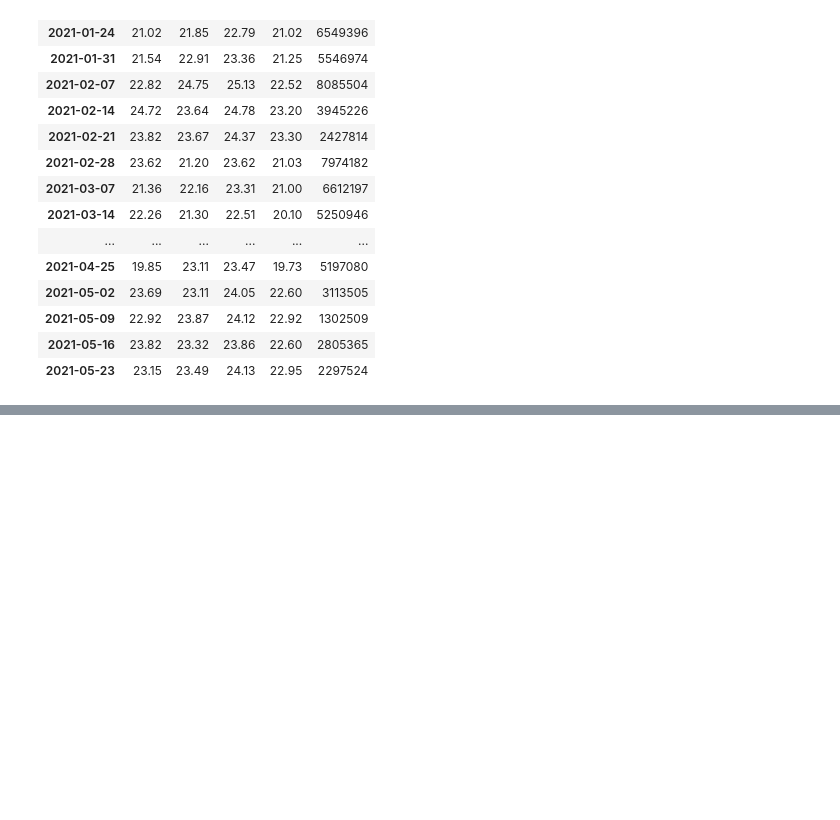
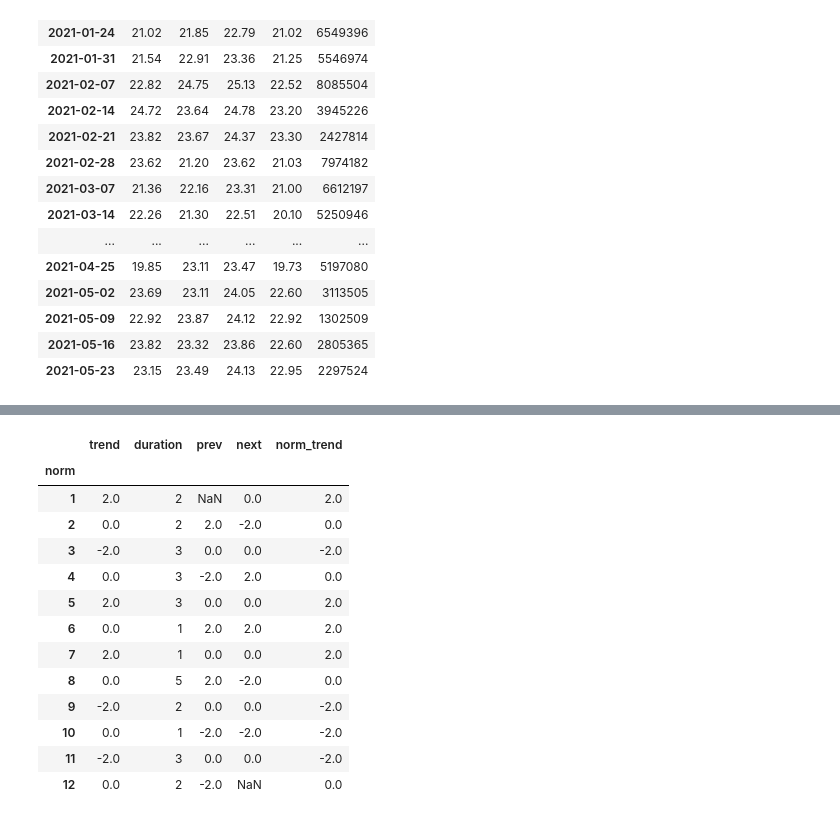
Before and after one commit to unixniu/pyAnalytics, a Jupyter notebook: akshare.ipynb, the cells around one changed output, grey strips where cells are left out. Saved outputs shown, nothing was run; the diff lists cells and outputs as text; code cells hidden in the pictures; blank space fills up the shorter version.

```diff
--- a/akshare.ipynb
+++ b/akshare.ipynb
@@ -86,0 +132,21 @@ IndexError: too many indices for array
+# %%
+grouped = w_df.groupby((w_df['norm'] != w_df['norm'].shift()).cumsum())
+trend = grouped.agg(trend=('norm', 'first'), duration=('norm', 'count'))
+trend['prev'], trend['next'] = trend['trend'].shift(), trend['trend'].shift(-1)
+trend['norm_trend'] = trend.apply(lambda x: x['prev'] if x['trend'] == 0 and x['duration'] <= 2 and x['prev'] == x['next'] else x['trend'], axis=1)
+trend
+# %% [output]
+|  | trend | duration | prev | next | norm_trend |
+| norm |  |  |  |  |  |
+| 1 | 2.0 | 2 | NaN | 0.0 | 2.0 |
+| 2 | 0.0 | 2 | 2.0 | -2.0 | 0.0 |
+| 3 | -2.0 | 3 | 0.0 | 0.0 | -2.0 |
+| 4 | 0.0 | 3 | -2.0 | 2.0 | 0.0 |
+| 5 | 2.0 | 3 | 0.0 | 0.0 | 2.0 |
+| 6 | 0.0 | 1 | 2.0 | 2.0 | 2.0 |
+| 7 | 2.0 | 1 | 0.0 | 0.0 | 2.0 |
+| 8 | 0.0 | 5 | 2.0 | -2.0 | 0.0 |
+| 9 | -2.0 | 2 | 0.0 | 0.0 | -2.0 |
+| 10 | 0.0 | 1 | -2.0 | -2.0 | -2.0 |
+| 11 | -2.0 | 3 | 0.0 | 0.0 | -2.0 |
+| 12 | 0.0 | 2 | -2.0 | NaN | 0.0 |
```
Also changed, not shown: parts of 6 cells of this notebook, 1 other file.
